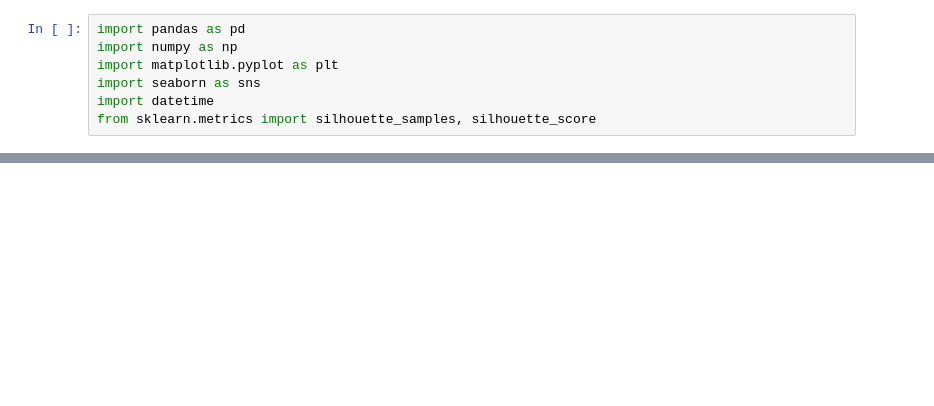
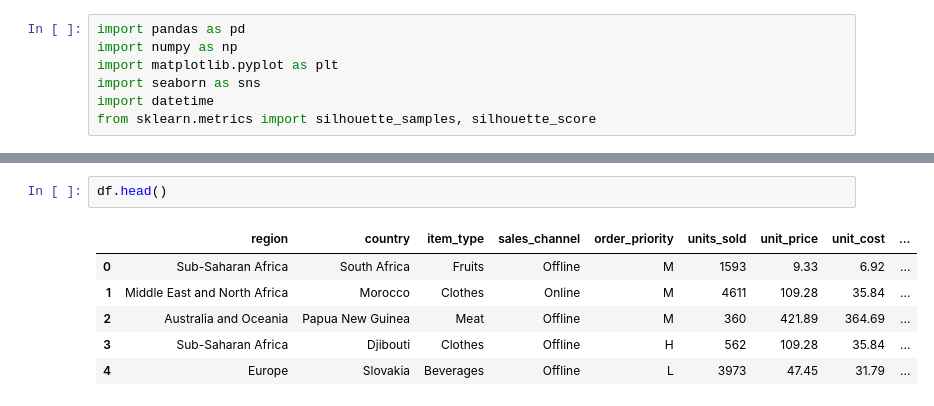
Before and after one commit to rajdeepmondal1/customer-segmentation, a Jupyter notebook: Customer_Segmentation_Arpan_+_Rajdeep.ipynb, the cells around one changed output, grey strips where cells are left out. Cells and saved outputs as stored; diff of their text form; blank space fills up the shorter version.

```diff
--- a/Customer_Segmentation_Arpan_+_Rajdeep.ipynb
+++ b/Customer_Segmentation_Arpan_+_Rajdeep.ipynb
@@ -50,0 +193,9 @@ Saving to: ‘50000 Sales Records.csv’
+# %%
+df.head()
+# %% [output]
+|  | region | country | item_type | sales_channel | order_priority | units_sold | unit_price | unit_cost | ... |
+| 0 | Sub-Saharan Africa | South Africa | Fruits | Offline | M | 1593 | 9.33 | 6.92 | ... |
+| 1 | Middle East and North Africa | Morocco | Clothes | Online | M | 4611 | 109.28 | 35.84 | ... |
+| 2 | Australia and Oceania | Papua New Guinea | Meat | Offline | M | 360 | 421.89 | 364.69 | ... |
+| 3 | Sub-Saharan Africa | Djibouti | Clothes | Offline | H | 562 | 109.28 | 35.84 | ... |
+| 4 | Europe | Slovakia | Beverages | Offline | L | 3973 | 47.45 | 31.79 | ... |
```
Also changed, not shown: parts of 22 cells of this notebook.
